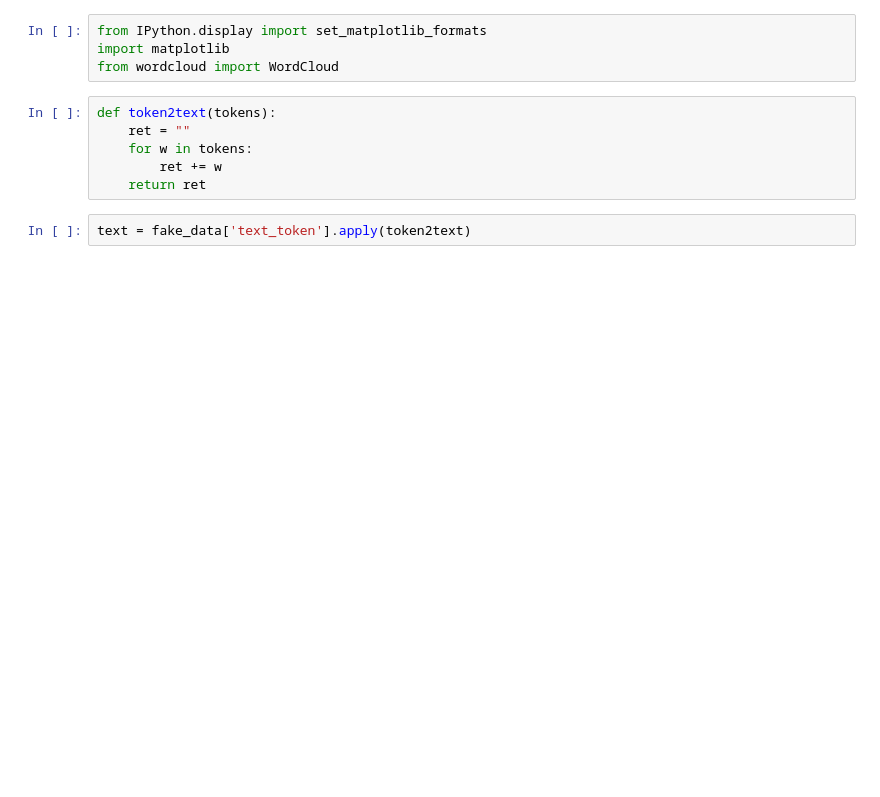
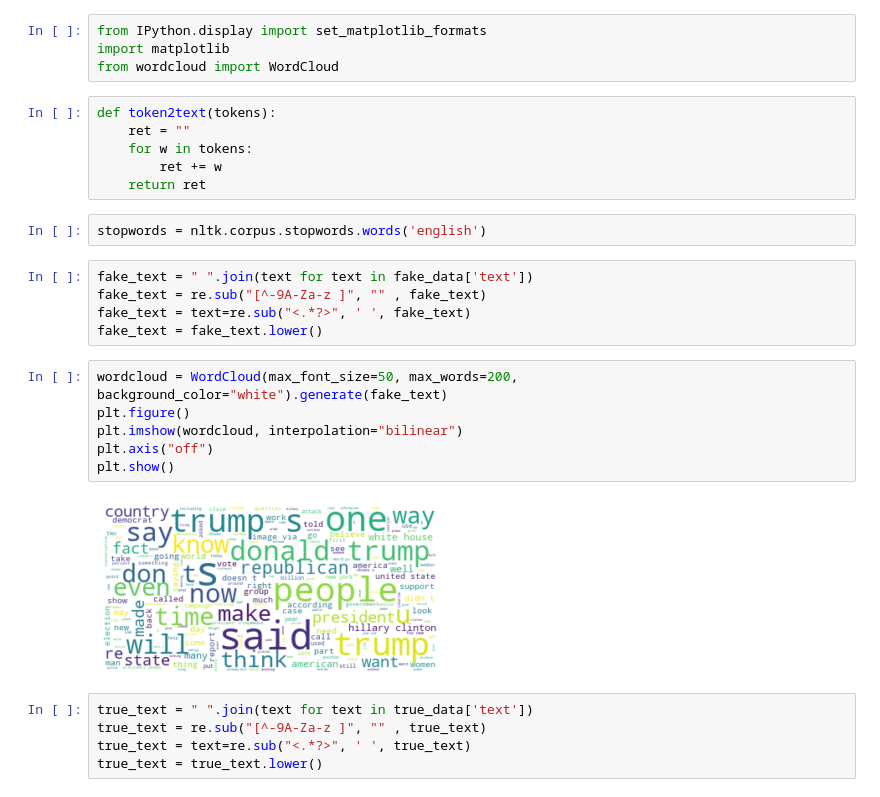
Before and after one commit to TeamChicago/Fake-News-Detection, a Jupyter notebook: Visualization.ipynb, the cells around one changed output. Drawn from its saved outputs; the diff is of its cells as text; blank space fills up the shorter version.

```diff
--- a/Visualization.ipynb
+++ b/Visualization.ipynb
@@ -134,4 +117,22 @@ def token2text(tokens):
         ret += w
     return ret
 # %%
-text = fake_data['text_token'].apply(token2text)
+stopwords = nltk.corpus.stopwords.words('english')
+# %%
+fake_text = " ".join(text for text in fake_data['text'])
+fake_text = re.sub("[^-9A-Za-z ]", "" , fake_text)
+fake_text = text=re.sub("<.*?>", ' ', fake_text)
+fake_text = fake_text.lower()
+# %%
+wordcloud = WordCloud(max_font_size=50, max_words=200, background_color="white").generate(fake_text)
+plt.figure()
+plt.imshow(wordcloud, interpolation="bilinear")
+plt.axis("off")
+plt.show()
+# %% [output]
+[figure, added]
+# %%
+true_text = " ".join(text for text in true_data['text'])
+true_text = re.sub("[^-9A-Za-z ]", "" , true_text)
+true_text = text=re.sub("<.*?>", ' ', true_text)
+true_text = true_text.lower()
```
Also changed, not shown: parts of 3 cells of this notebook.
